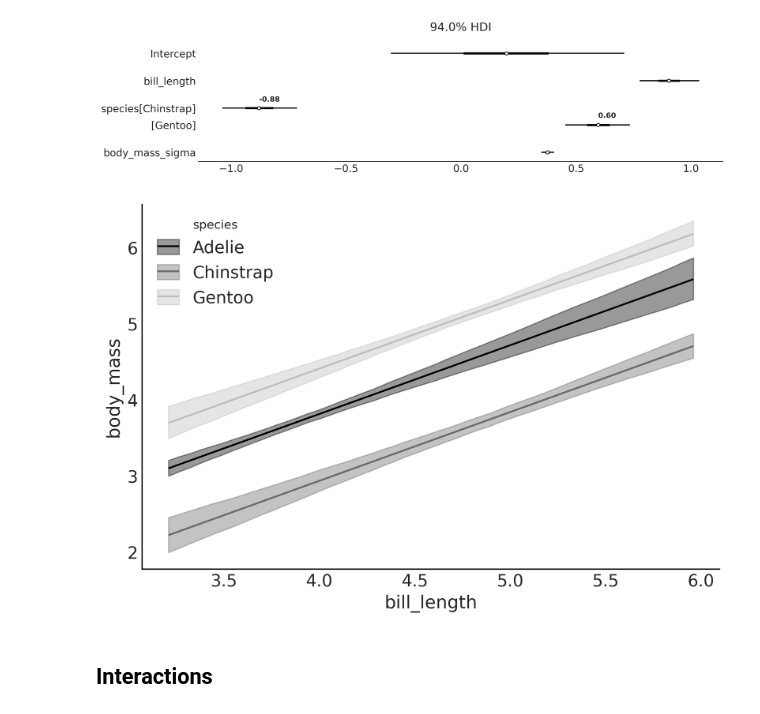
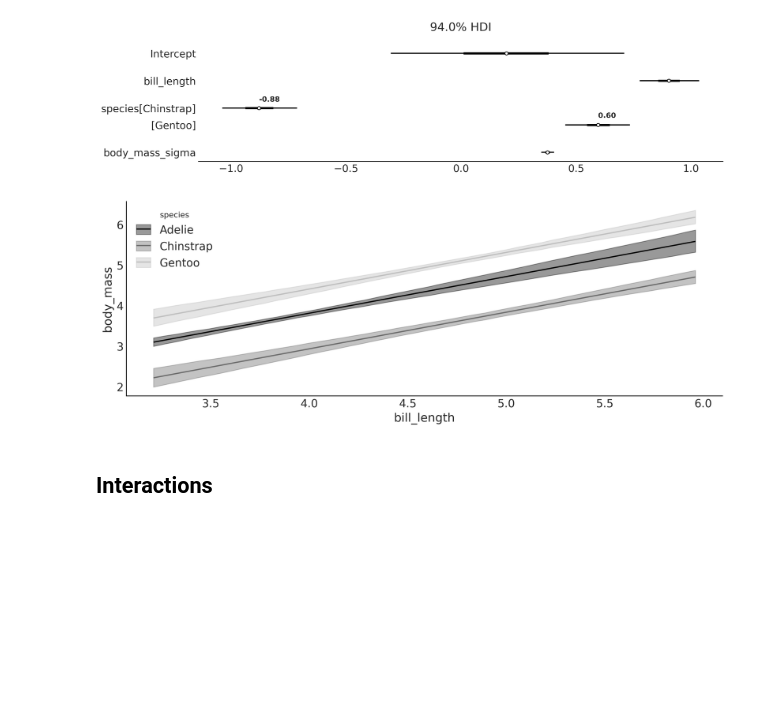
Before and after one commit to aloctavodia/BAP3, a Jupyter notebook: code/Chp_06.ipynb, the cells around one changed output. Drawn from its saved outputs; the diff is of its cells as text; code cells hidden in the pictures; blank space fills up the shorter version.

```diff
--- a/code/Chp_06.ipynb
+++ b/code/Chp_06.ipynb
@@ -392,10 +396,10 @@ plt.savefig("../fig/penguins_posterior.png")
 # %% [output]
 [figure]
 # %%
-bmb.interpret.plot_predictions(model_p, idata_p, ["bill_length",  "species"])
+bmb.interpret.plot_predictions(model_p, idata_p, ["bill_length",  "species"], fig_kwargs={"figsize":(11, 4)})
 plt.savefig("../fig/penguins_predictions.png")
 # %% [output]
-[figure, old version]
+[figure, new version]
 # %% [markdown]
 ## Interactions
 # %%
```
Also changed, not shown: parts of 16 cells of this notebook, 32 other files.
